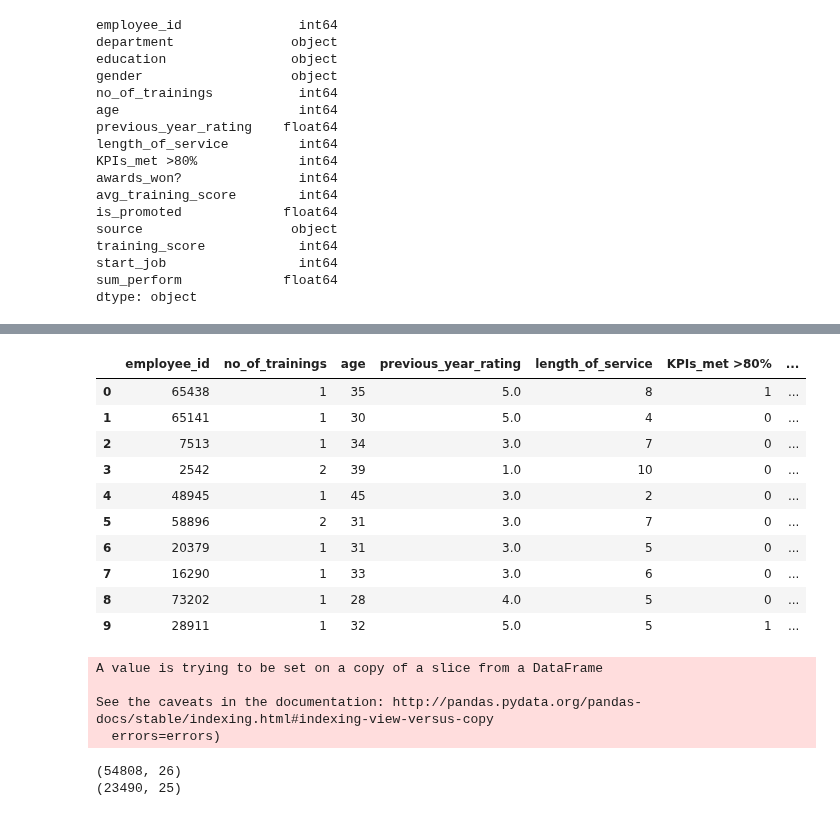
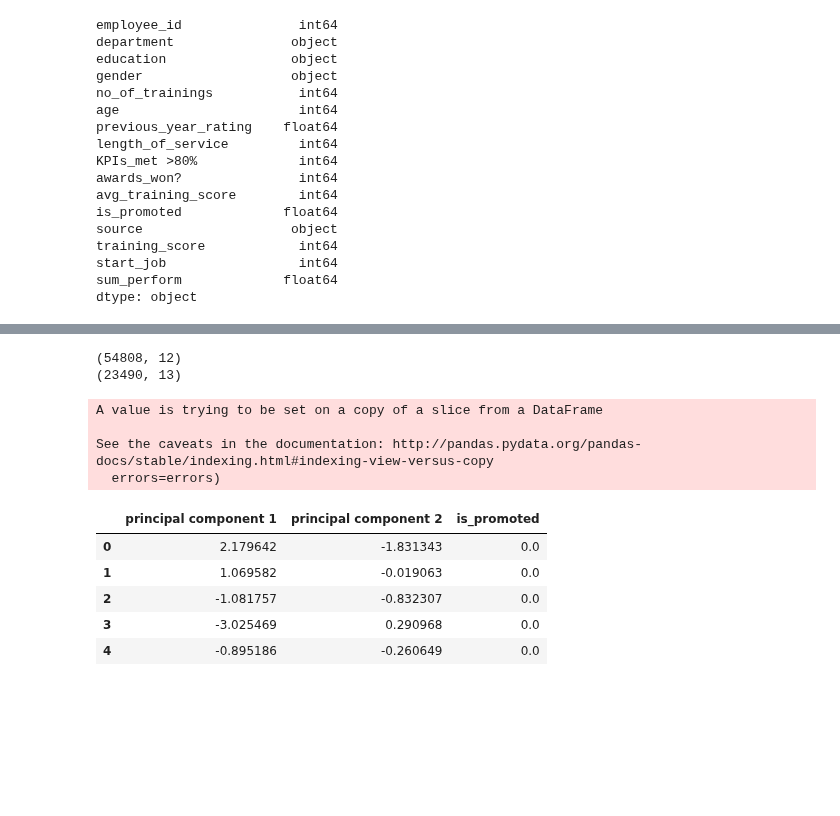
Before and after one commit to IITGuwahati-AI/Learning-Content, a Jupyter notebook: HR_analytics.ipynb, the cells around one changed output, grey strips where cells are left out. Saved outputs shown, nothing was run; the diff lists cells and outputs as text; code cells hidden in the pictures; blank space fills up the shorter version.

```diff
--- a/HR_analytics.ipynb
+++ b/HR_analytics.ipynb
@@ -443,33 +453,28 @@ dtype: object
-# %%
-df.head(10)
-# %% [output]
-|  | employee_id | no_of_trainings | age | previous_year_rating | length_of_service | KPIs_met >80% | ... |
-| 0 | 65438 | 1 | 35 | 5.0 | 8 | 1 | ... |
-| 1 | 65141 | 1 | 30 | 5.0 | 4 | 0 | ... |
-| 2 | 7513 | 1 | 34 | 3.0 | 7 | 0 | ... |
-| 3 | 2542 | 2 | 39 | 1.0 | 10 | 0 | ... |
-| 4 | 48945 | 1 | 45 | 3.0 | 2 | 0 | ... |
-| 5 | 58896 | 2 | 31 | 3.0 | 7 | 0 | ... |
-| 6 | 20379 | 1 | 31 | 3.0 | 5 | 0 | ... |
-| 7 | 16290 | 1 | 33 | 3.0 | 6 | 0 | ... |
-| 8 | 73202 | 1 | 28 | 4.0 | 5 | 0 | ... |
-| 9 | 28911 | 1 | 32 | 5.0 | 5 | 1 | ... |
+# %%
+from sklearn import preprocessing
+le = preprocessing.LabelEncoder()
+
+df['department'] = le.fit_transform(df['department'])
+
+df['gender'] = le.fit_transform(df['gender'])
 # %%
 train = df.loc[df['source'] == "True"]
 test = df.loc[df['source'] == "False"]
 
-train.drop(['source'], axis = 1, inplace = True)
-test.drop(['is_promoted','source'], axis = 1, inplace = True)
+y_train = train['is_promoted']
+
+train.drop(['employee_id','source','is_promoted','start_job'], axis = 1, inplace = True)
+test.drop(['employee_id','is_promoted','source'], axis = 1, inplace = True)
 
 print(train.shape)
 print(test.shape)
 
-train.to_csv("train_mod", index = False)
-test.to_csv("test_mod", index = False)
+#train2.to_csv("train_mod", index = False)
+#test2.to_csv("test_mod", index = False)
 # %% [output]
-A value is trying to be set on a copy of a slice from a DataFrame
-
-See the caveats in the documentation: http://pandas.pydata.org/pandas-docs/stable/indexing.html#indexing-view-versus-copy
-  errors=errors)
+(54808, 12)
+(23490, 13)
-(54808, 26)
-(23490, 25)
+A value is trying to be set on a copy of a slice from a DataFrame
+
+See the caveats in the documentation: http://pandas.pydata.org/pandas-docs/stable/indexing.html#indexing-view-versus-copy
+  errors=errors)
@@ -476 +488,16 @@ See the caveats in the documentation: http://pandas.pydata.org/pandas-docs/stabl
+# %%
+from sklearn.decomposition import PCA
+pca=PCA(n_components=2)
+principal_comp = pca.fit_transform(train2)
+prin_comp_df = pd.DataFrame(data = principal_comp, columns = ['principal component 1','principal component 2'])
+
+total_df = pd.concat([prin_comp_df, y_train],axis = 1)
+total_df.head(5)
+# %% [output]
+|  | principal component 1 | principal component 2 | is_promoted |
+| 0 | 2.179642 | -1.831343 | 0.0 |
+| 1 | 1.069582 | -0.019063 | 0.0 |
+| 2 | -1.081757 | -0.832307 | 0.0 |
+| 3 | -3.025469 | 0.290968 | 0.0 |
+| 4 | -0.895186 | -0.260649 | 0.0 |
 # %%
```
Also changed, not shown: parts of 15 cells of this notebook.
